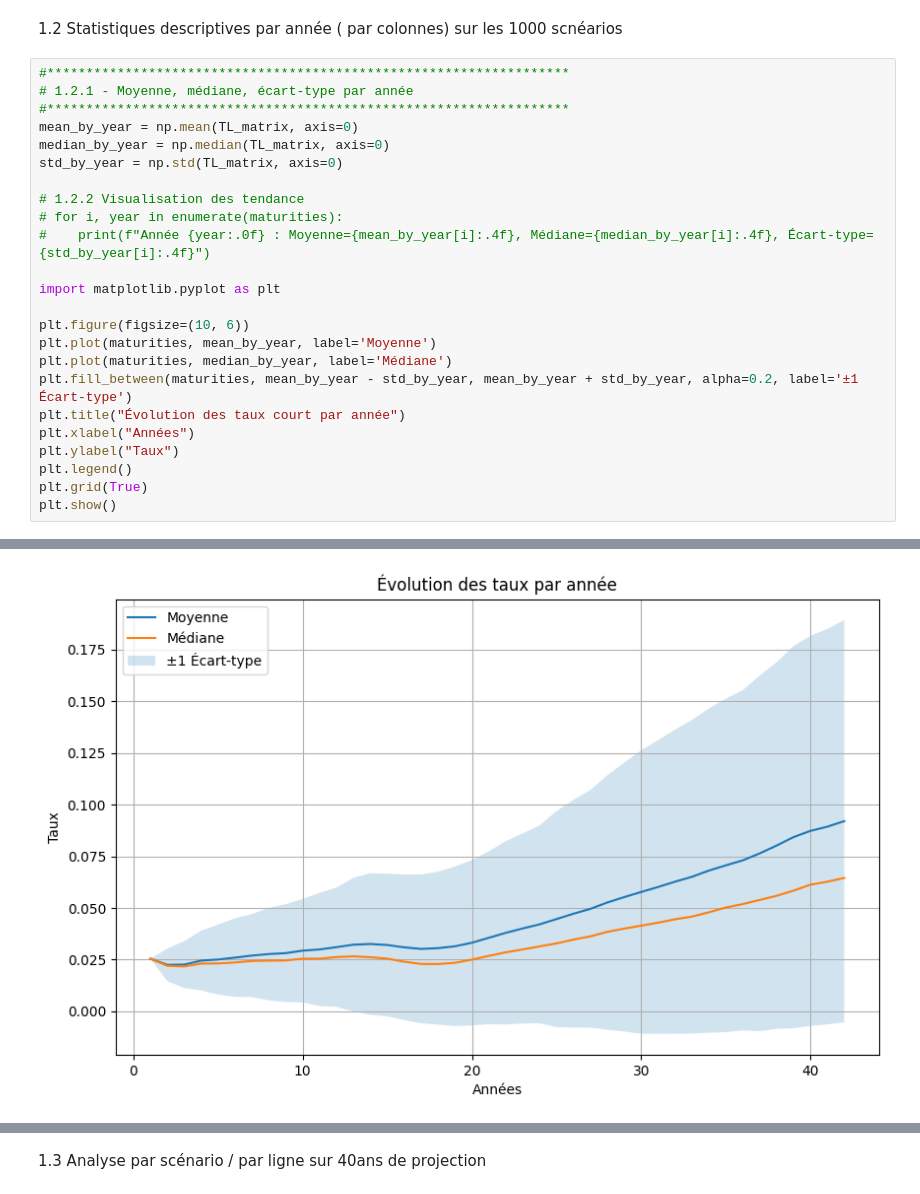
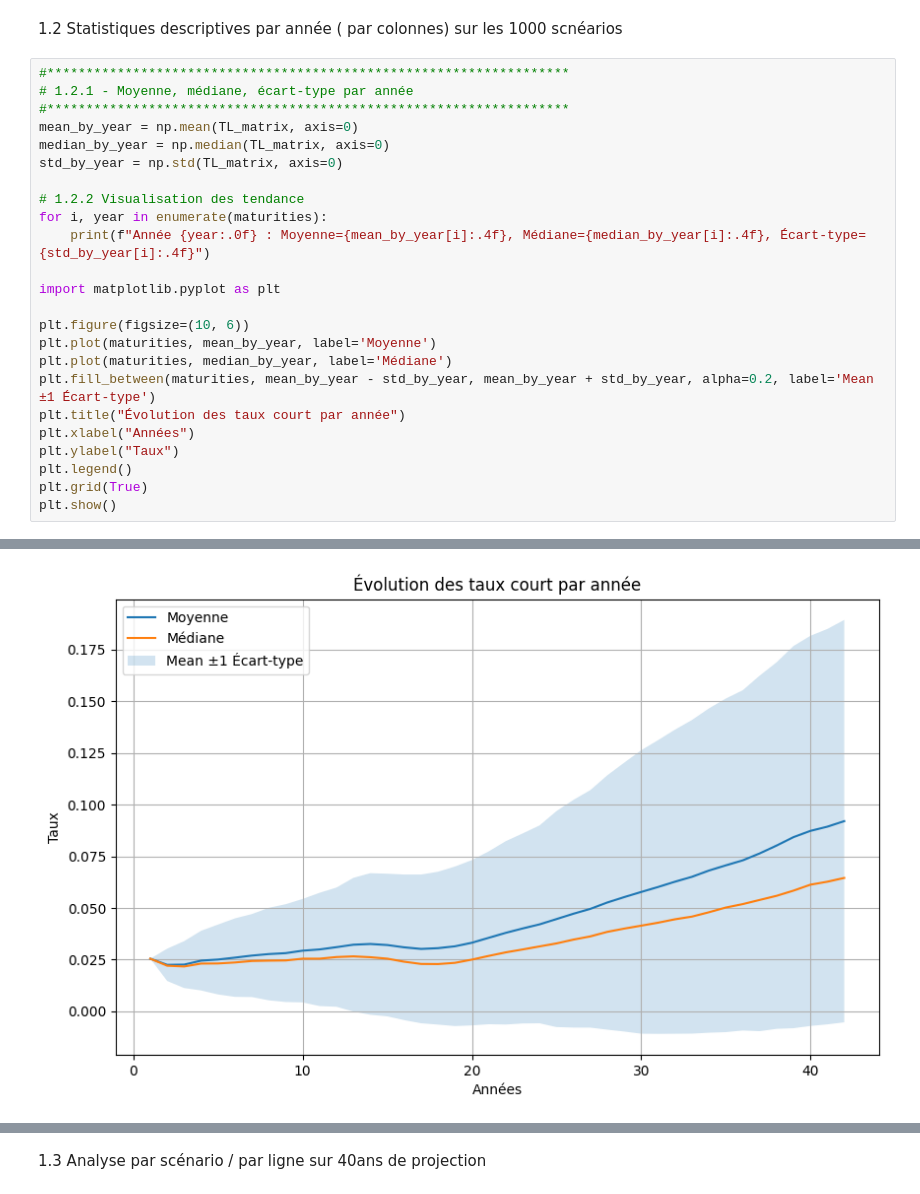
Before and after one commit to Eylz-Liu/Mod-le-vol-locale, a Jupyter notebook: Etude_GSE.ipynb, the cells around one changed output, grey strips where cells are left out. Drawn from its saved outputs; the diff is of its cells as text.

```diff
--- a/Etude_GSE.ipynb
+++ b/Etude_GSE.ipynb
@@ -65,15 +65,15 @@ median_by_year = np.median(TL_matrix, axis=0)
 std_by_year = np.std(TL_matrix, axis=0)
 
 # 1.2.2 Visualisation des tendance
-# for i, year in enumerate(maturities):
-#    print(f"Année {year:.0f} : Moyenne={mean_by_year[i]:.4f}, Médiane={median_by_year[i]:.4f}, Écart-type={std_by_year[i]:.4f}")
+for i, year in enumerate(maturities):
+    print(f"Année {year:.0f} : Moyenne={mean_by_year[i]:.4f}, Médiane={median_by_year[i]:.4f}, Écart-type={std_by_year[i]:.4f}")
 
 import matplotlib.pyplot as plt
 
 plt.figure(figsize=(10, 6))
 plt.plot(maturities, mean_by_year, label='Moyenne')
 plt.plot(maturities, median_by_year, label='Médiane')
-plt.fill_between(maturities, mean_by_year - std_by_year, mean_by_year + std_by_year, alpha=0.2, label='±1 Écart-type')
+plt.fill_between(maturities, mean_by_year - std_by_year, mean_by_year + std_by_year, alpha=0.2, label='Mean ±1 Écart-type')
 plt.title("Évolution des taux court par année")
 plt.xlabel("Années")
 plt.ylabel("Taux")
@@ -84 +101 @@ plt.show()
-[figure, old version]
+[figure, new version]
```
Also changed, not shown: parts of 6 cells of this notebook.
